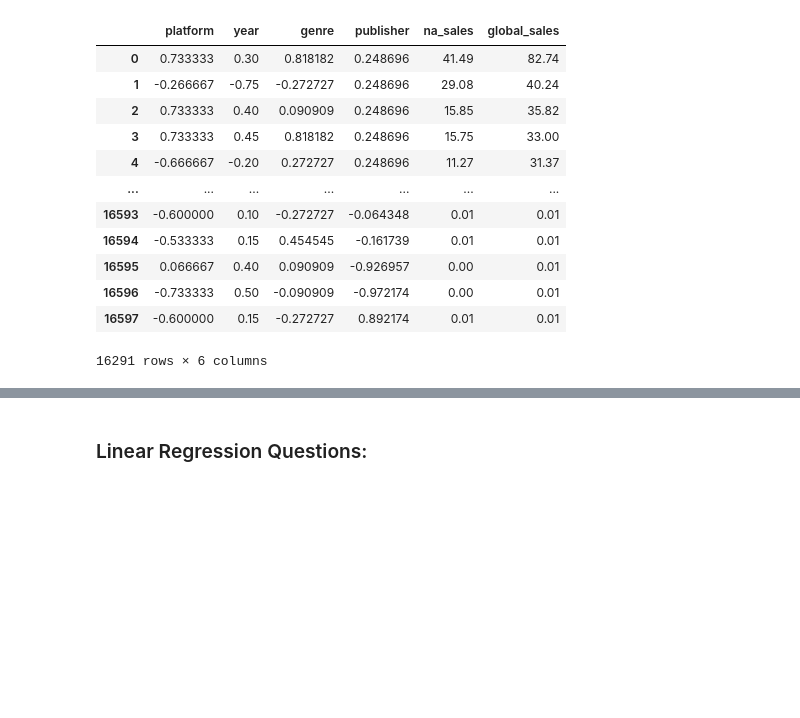
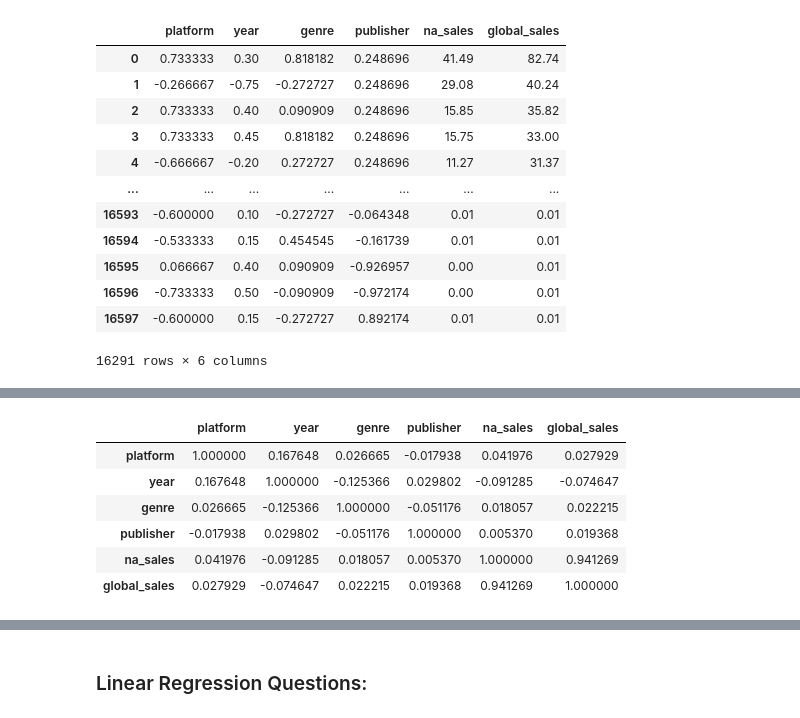
Before and after one commit to kebo0267/AI_ML_Classwork, a Jupyter notebook: capstone_6/INC_6_Save_the_Princess.ipynb, the cells around one changed output, grey strips where cells are left out. Drawn from its saved outputs; the diff is of its cells as text; code cells hidden in the pictures; blank space fills up the shorter version.

```diff
--- a/capstone_6/INC_6_Save_the_Princess.ipynb
+++ b/capstone_6/INC_6_Save_the_Princess.ipynb
@@ -199,4 +208,13 @@ df_VideoGameCleaned = pd.read_csv('Game_Data_Cleaned.csv')
 # %%
 # use the pandas dataframe function called .corr() to quickly check which features most closely 'relate' to the target variable, higher is better
+df_VideoGameCleaned.corr()
+# %% [output]
+|  | platform | year | genre | publisher | na_sales | global_sales |
+| platform | 1.000000 | 0.167648 | 0.026665 | -0.017938 | 0.041976 | 0.027929 |
+| year | 0.167648 | 1.000000 | -0.125366 | 0.029802 | -0.091285 | -0.074647 |
+| genre | 0.026665 | -0.125366 | 1.000000 | -0.051176 | 0.018057 | 0.022215 |
+| publisher | -0.017938 | 0.029802 | -0.051176 | 1.000000 | 0.005370 | 0.019368 |
+| na_sales | 0.041976 | -0.091285 | 0.018057 | 0.005370 | 1.000000 | 0.941269 |
+| global_sales | 0.027929 | -0.074647 | 0.022215 | 0.019368 | 0.941269 | 1.000000 |
 # %%
 # create a 2D scatter plot to 'eyeball' the relationship between your chosen feature and global_sales
```
Also changed, not shown: parts of 21 cells of this notebook, 1 other file.
